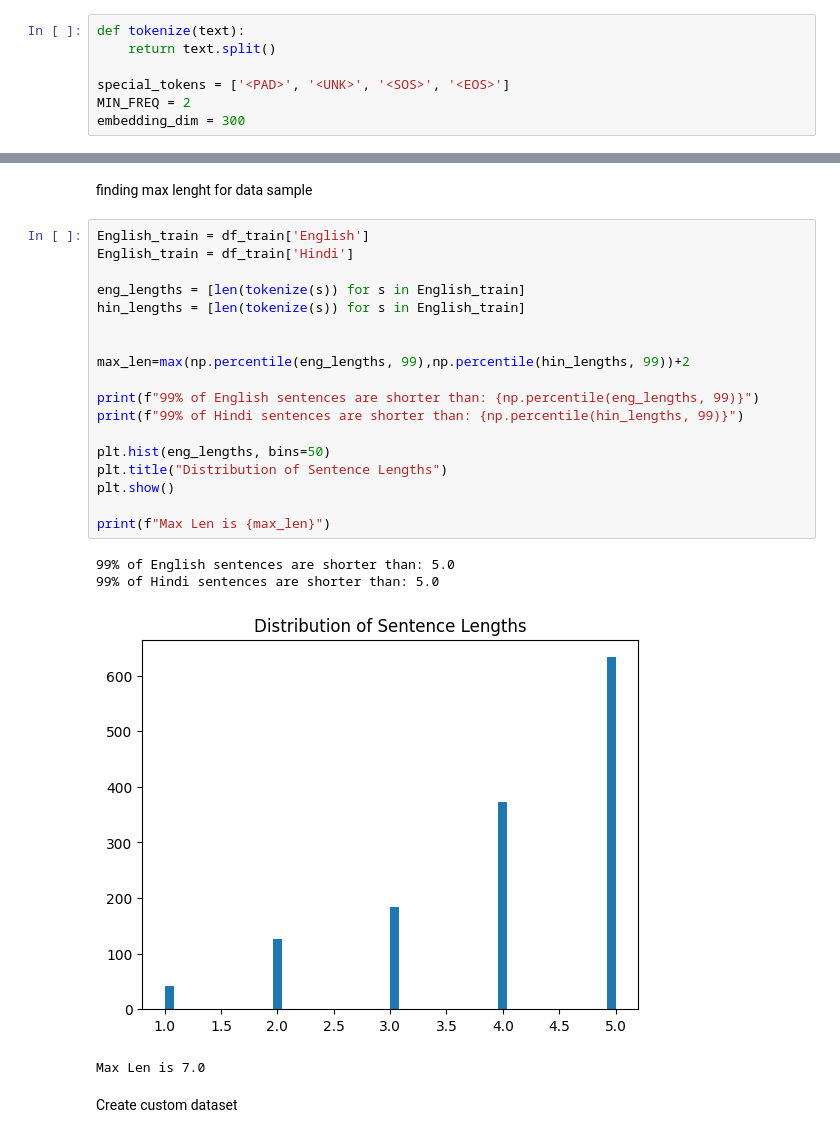
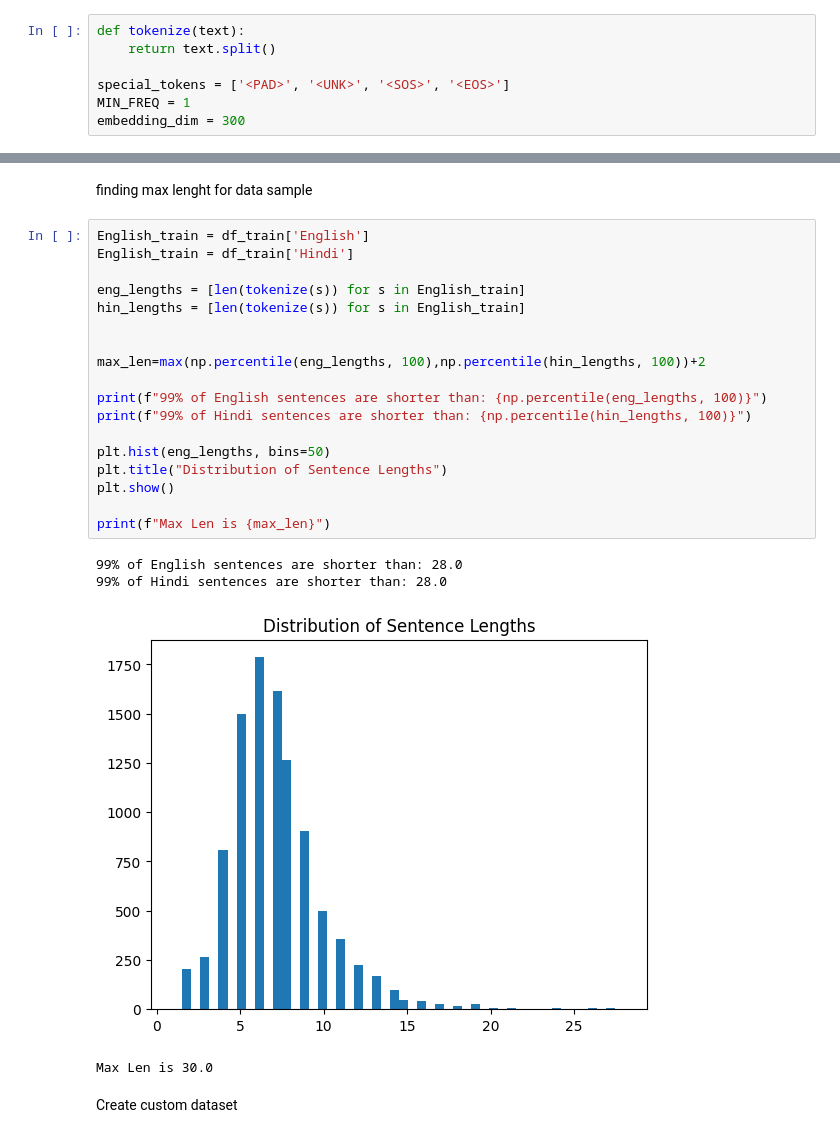
Before and after one commit to thanwal/Language-Translation, a Jupyter notebook: LSTM.ipynb, the cells around one changed output, grey strips where cells are left out. Cells and saved outputs as stored; diff of their text form.

```diff
--- a/LSTM.ipynb
+++ b/LSTM.ipynb
@@ -64,7 +64,7 @@ def tokenize(text):
     return text.split()
 
 special_tokens = ['<PAD>', '<UNK>', '<SOS>', '<EOS>']
-MIN_FREQ = 2
+MIN_FREQ = 1
 embedding_dim = 300
 # %% [markdown]
 Function to create English embeddings
@@ -210,26 +218,26 @@ finding max lenght for data sample
 # %%
 English_train = df_train['English']
 English_train = df_train['Hindi']
 
 eng_lengths = [len(tokenize(s)) for s in English_train]
 hin_lengths = [len(tokenize(s)) for s in English_train]
 
 
-max_len=max(np.percentile(eng_lengths, 99),np.percentile(hin_lengths, 99))+2
+max_len=max(np.percentile(eng_lengths, 100),np.percentile(hin_lengths, 100))+2
 
-print(f"99% of English sentences are shorter than: {np.percentile(eng_lengths, 99)}")
-print(f"99% of Hindi sentences are shorter than: {np.percentile(hin_lengths, 99)}")
+print(f"99% of English sentences are shorter than: {np.percentile(eng_lengths, 100)}")
+print(f"99% of Hindi sentences are shorter than: {np.percentile(hin_lengths, 100)}")
 
 plt.hist(eng_lengths, bins=50)
 plt.title("Distribution of Sentence Lengths")
 plt.show()
 
 print(f"Max Len is {max_len}")
 # %% [output]
-99% of English sentences are shorter than: 5.0
-99% of Hindi sentences are shorter than: 5.0
+99% of English sentences are shorter than: 28.0
+99% of Hindi sentences are shorter than: 28.0
-[figure, old version]
+[figure, new version]
-Max Len is 7.0
+Max Len is 30.0
 # %% [markdown]
 Create custom dataset
 # %%
```
Also changed, not shown: parts of 4 cells of this notebook.
